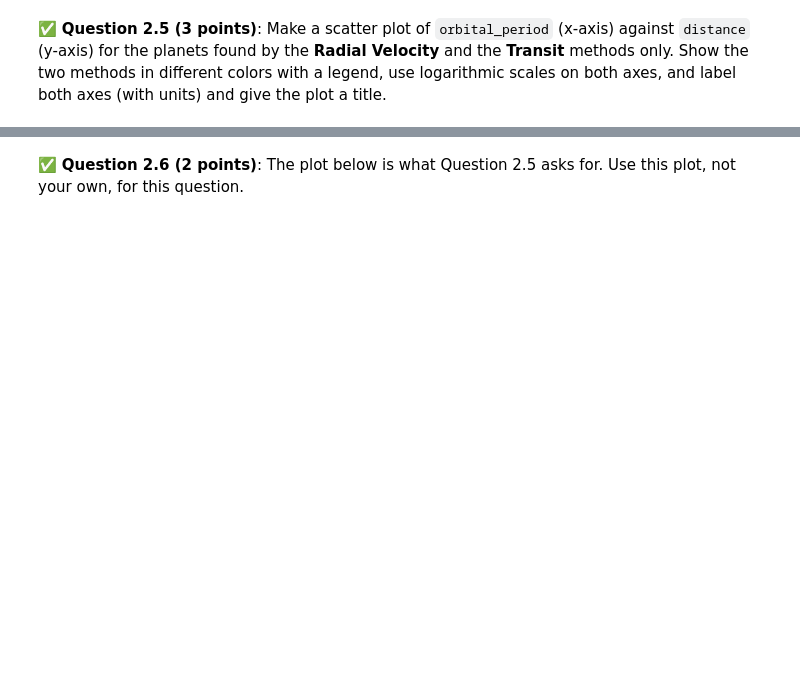
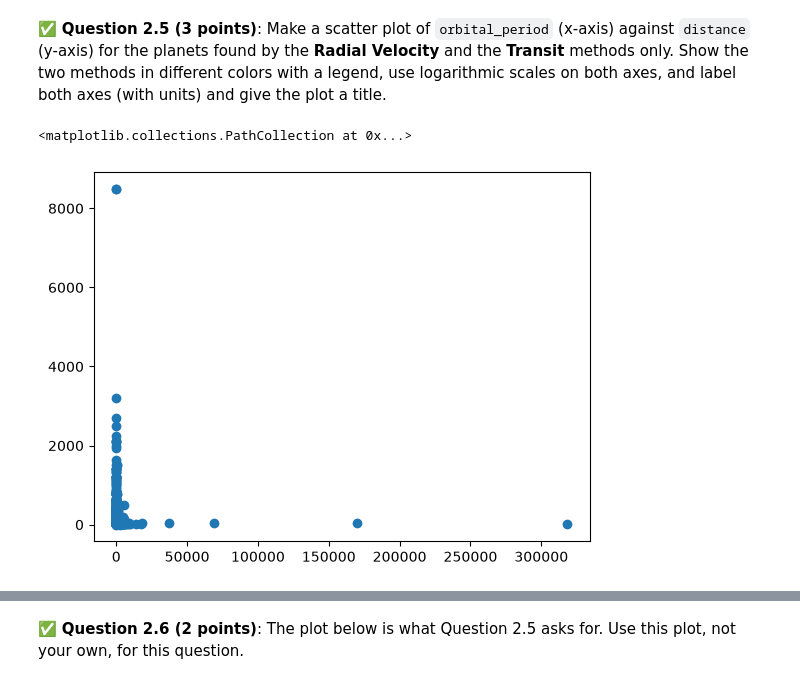
Before and after one commit to burlin25/CMSE202-f26-turnin, a Jupyter notebook: midterm/CMSE202-Midterm-Section001-STUDENT-F26_GS.ipynb, the cells around one changed output, grey strips where cells are left out. Cells and saved outputs as stored; diff of their text form; code cells hidden in the pictures; blank space fills up the shorter version.

```diff
--- a/midterm/CMSE202-Midterm-Section001-STUDENT-F26_GS.ipynb
+++ b/midterm/CMSE202-Midterm-Section001-STUDENT-F26_GS.ipynb
@@ -125,0 +128,5 @@ In this part you will explore a dataset of planets that have been discovered aro
+# %%
+### Put your code here:
+import pandas as pd
+planet_data = pd.read_csv("https://raw.githubusercontent.com/mwaskom/seaborn-data/master/planets.csv")
+planet_data.head()
@@ -152,6 +175,11 @@ _Put your sentence here_
 &#9989; **Question 2.5 (3 points)**: Make a scatter plot of `orbital_period` (x-axis) against `distance` (y-axis) for the planets found by the **Radial Velocity** and the **Transit** methods only. Show the two methods in different colors with a legend, use logarithmic scales on both axes, and label both axes (with units) and give the plot a title.
 # %%
 ### Put your code here:
+import matplotlib.pyplot as plt
+plt.scatter(planet_data['orbital_period'],planet_data['distance'])
+# %% [output]
+<matplotlib.collections.PathCollection at 0x...>
+[figure, added]
 # %% [markdown]
 <!-- END QUESTION -->
 <!-- DO NOT MODIFY OR DELETE THIS CELL -->
```
Also changed, not shown: parts of 13 cells of this notebook, 1 other file.
